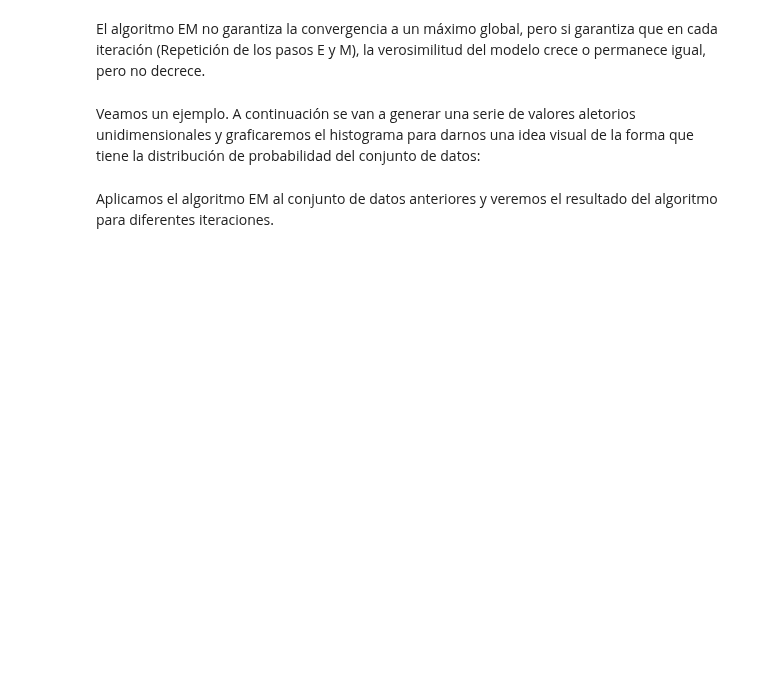
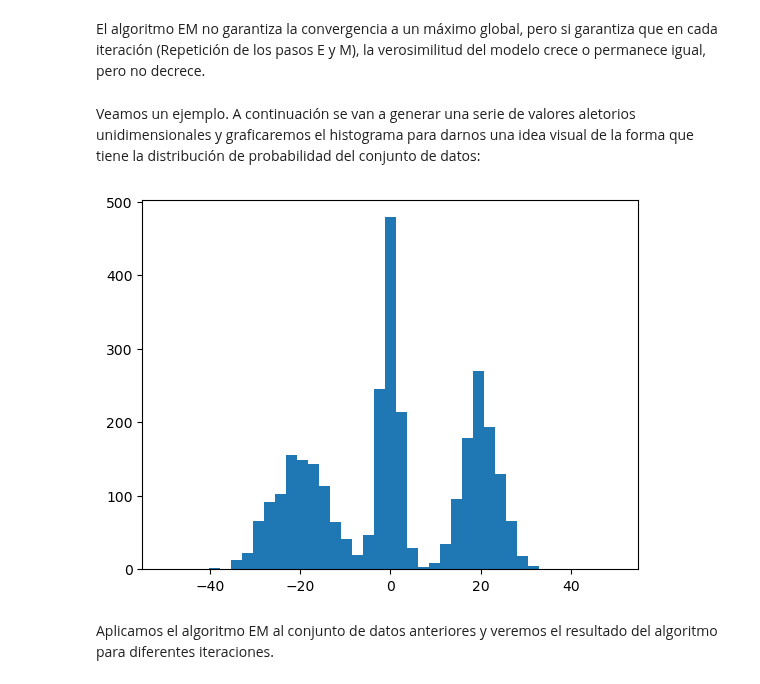
Before and after one commit to JulianCarvajal/Intro_ML_2025, a Jupyter notebook: Clase 08 - Modelos de Mezclas de Gausianas.ipynb, the cells around one changed output. Cells and saved outputs as stored; diff of their text form; code cells hidden in the pictures; blank space fills up the shorter version.

```diff
--- a/Clase 08 - Modelos de Mezclas de Gausianas.ipynb
+++ b/Clase 08 - Modelos de Mezclas de Gausianas.ipynb
@@ -170,16 +170,18 @@ Veamos un ejemplo. A continuación se van a generar una serie de valores aletori
 # %%
 from time import sleep
 from numpy import *
 from matplotlib.pylab import *
 
 x1 = np.random.normal(0, 2, 1000)
 x2 = np.random.normal(20, 4, 1000)
 x3 = np.random.normal(-20, 6, 1000)
 X = np.concatenate((x1,x2,x3),axis=0)
 Y = np.array(X)[np.newaxis]
 Y = Y.T
 hist(X,41, (-50,50))
-show()
+plt.show()
+# %% [output]
+[figure, added]
 # %% [markdown]
 Aplicamos el algoritmo EM al conjunto de datos anteriores y veremos el resultado del algoritmo para diferentes iteraciones.
 # %%
```
Also changed, not shown: parts of 6 cells of this notebook.
